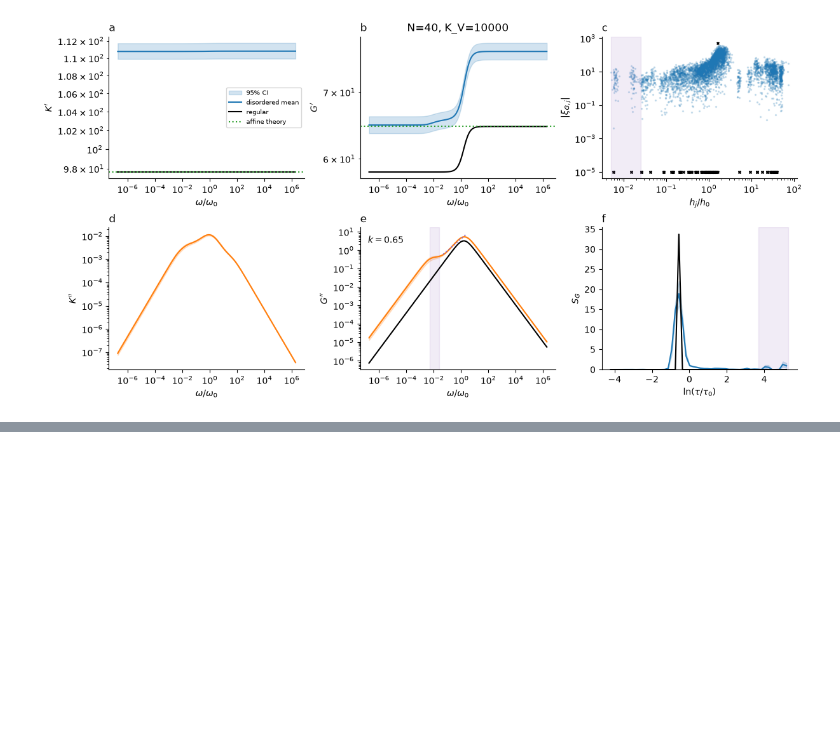
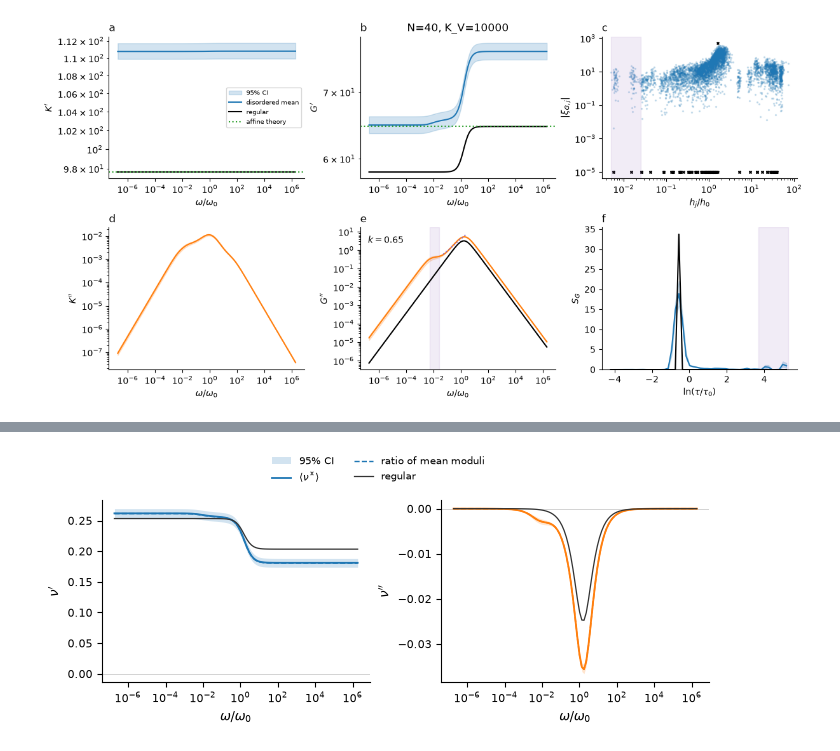
Before and after one commit to KodaiTerada/mechanics-3D-CVM, a Jupyter notebook: notebooks/fig5.ipynb, the cells around one changed output, grey strips where cells are left out. Saved outputs shown, nothing was run; the diff lists cells and outputs as text; code cells hidden in the pictures; blank space fills up the shorter version.

```diff
--- a/notebooks/fig5.ipynb
+++ b/notebooks/fig5.ipynb
@@ -72,0 +85,72 @@ Measured seed 129, K_V=10000
+# %%
+from cvm3d.plotting import mean_band
+
+
+def complex_poisson_ratio(bulk, shear):
+    """Return (K* - G*) / (K* + G*), rejecting undefined ratios."""
+    bulk, shear = np.broadcast_arrays(
+        np.asarray(bulk, dtype=np.complex128),
+        np.asarray(shear, dtype=np.complex128),
+    )
+    if not (np.all(np.isfinite(bulk)) and np.all(np.isfinite(shear))):
+        raise ValueError("Bulk and shear moduli must be finite.")
+    denominator = bulk + shear
+    tolerance = 64 * np.finfo(float).eps * np.maximum(np.abs(bulk), np.abs(shear))
+    if np.any(np.abs(denominator) <= tolerance):
+        raise ValueError("K* + G* is zero or numerically cancelling.")
+    return (bulk - shear) / denominator
+
+
+for bulk, shear in zip(result["bulk"], result["shear"], strict=True):
+    np.testing.assert_array_equal(bulk.angular_frequencies, result["frequencies"])
+    np.testing.assert_array_equal(shear.angular_frequencies, result["frequencies"])
+for key in ("regular_bulk", "regular_shear"):
+    np.testing.assert_array_equal(
+        result[key].angular_frequencies, result["frequencies"]
+    )
+
+K_complex = np.stack([response.complex_modulus for response in result["bulk"]])
+G_complex = np.stack([response.complex_modulus for response in result["shear"]])
+nu_samples = complex_poisson_ratio(K_complex, G_complex)
+nu_from_mean_moduli = complex_poisson_ratio(
+    K_complex.mean(axis=0), G_complex.mean(axis=0)
+)
+nu_regular = complex_poisson_ratio(
+    result["regular_bulk"].complex_modulus, result["regular_shear"].complex_modulus
+)
+frequency = result["frequencies"] / result["omega0"]
+
+with plt.rc_context({"font.size": 8, "axes.labelsize": 9, "legend.fontsize": 7}):
+    figS5, axes = plt.subplots(
+        1, 2, figsize=(170 / 25.4, 70 / 25.4), layout="constrained"
+    )
+    components = (
+        ("real", r"$\nu^{\prime}$", "tab:blue"),
+        ("imag", r"$\nu^{\prime\prime}$", "tab:orange"),
+    )
+    for ax, (part, label, color) in zip(axes, components, strict=True):
+        values = getattr(nu_samples, part)
+        mean = values.mean(axis=0)
+        ax.axhline(0, color="0.8", lw=0.6, zorder=0)
+        if len(values) > 1:
+            mean, lower, upper = mean_band(values, samples=5000, seed=5009)
+            ax.fill_between(
+                frequency, lower, upper, color=color, alpha=0.2,
+                linewidth=0, label="95% CI",
+            )
+        ax.plot(frequency, mean, color=color, lw=1.3, label=r"$\langle\nu^*\rangle$")
+        ax.plot(
+            frequency, getattr(nu_from_mean_moduli, part),
+            color=color, ls="--", lw=1, label="ratio of mean moduli",
+        )
+        ax.plot(
+            frequency, getattr(nu_regular, part), color="0.2", lw=0.9,
+            label="regular",
+        )
+        ax.set(xscale="log", xlabel=r"$\omega/\omega_0$", ylabel=label)
+        ax.spines[["top", "right"]].set_visible(False)
+    handles, labels = axes[0].get_legend_handles_labels()
+    figS5.legend(handles, labels, loc="outside upper center", ncol=2, frameon=False)
+    plt.show()
+# %% [output]
+[figure, added]
```
Also changed, not shown: parts of 1 cell of this notebook, 1 other file.
